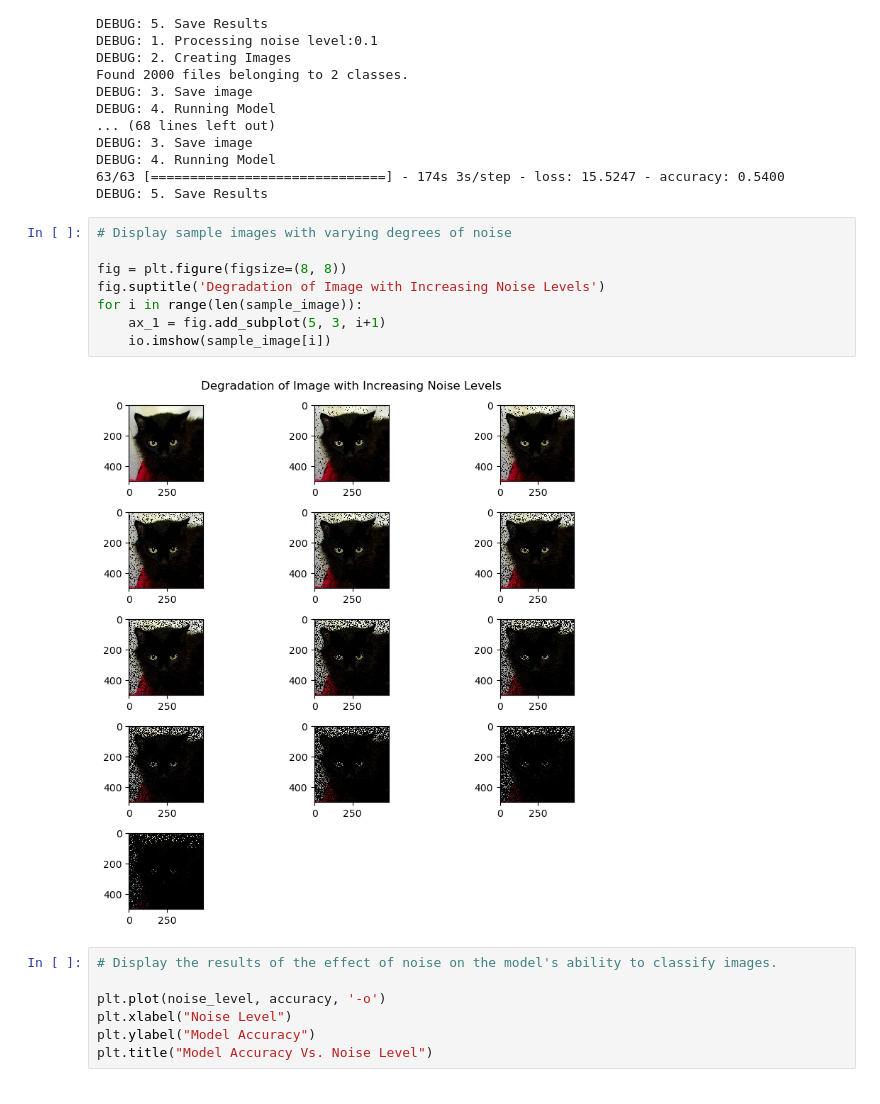
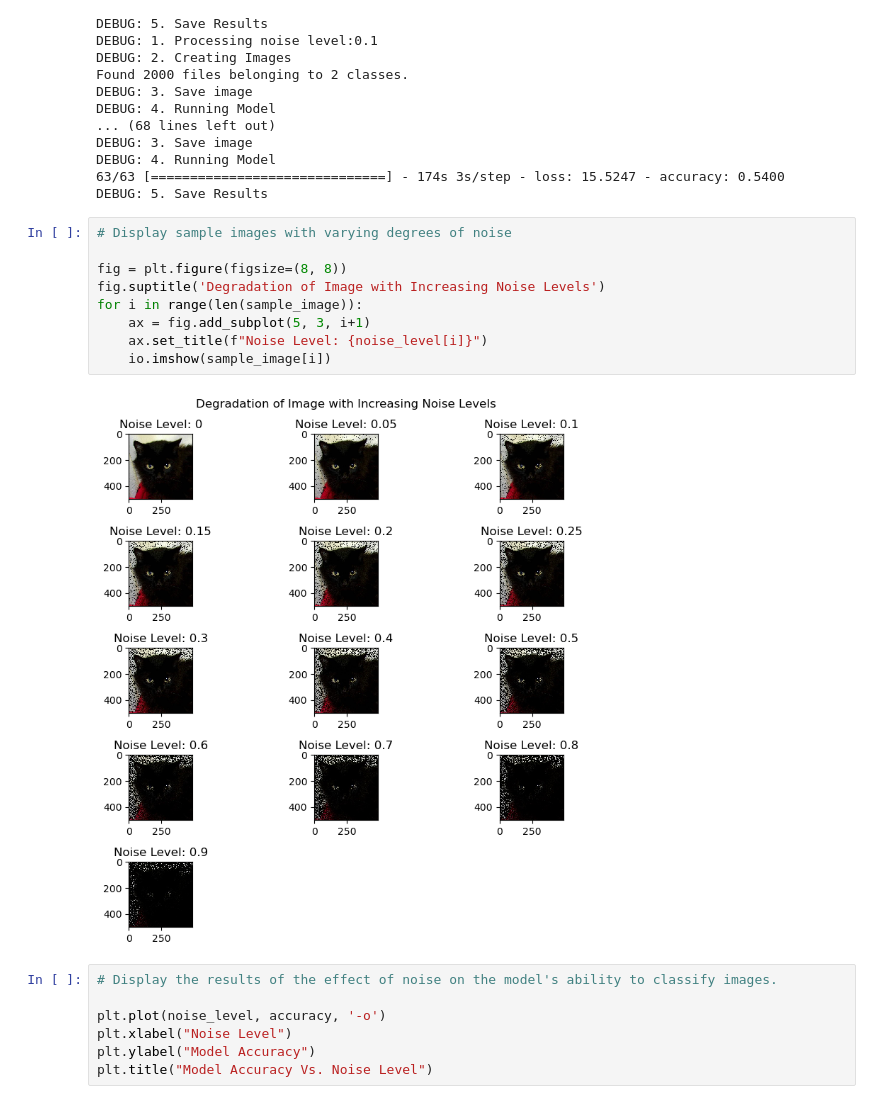
Before and after one commit to Mark12481632/UDA_Assessment_4_02179784_Roberts, a Jupyter notebook: UDA_Assessment_4_02179784_Roberts.ipynb, the cells around one changed output. Saved outputs shown, nothing was run; the diff lists cells and outputs as text.

```diff
--- a/UDA_Assessment_4_02179784_Roberts.ipynb
+++ b/UDA_Assessment_4_02179784_Roberts.ipynb
@@ -185,13 +185,14 @@ DEBUG: 5. Save Results
 # %%
 # Display sample images with varying degrees of noise
 
 fig = plt.figure(figsize=(8, 8))
 fig.suptitle('Degradation of Image with Increasing Noise Levels')
 for i in range(len(sample_image)):
-    ax_1 = fig.add_subplot(5, 3, i+1)
+    ax = fig.add_subplot(5, 3, i+1)
+    ax.set_title(f"Noise Level: {noise_level[i]}")
     io.imshow(sample_image[i])
 # %% [output]
-[figure, old version]
+[figure, new version]
 # %%
 # Display the results of the effect of noise on the model's ability to classify images.
 
```
